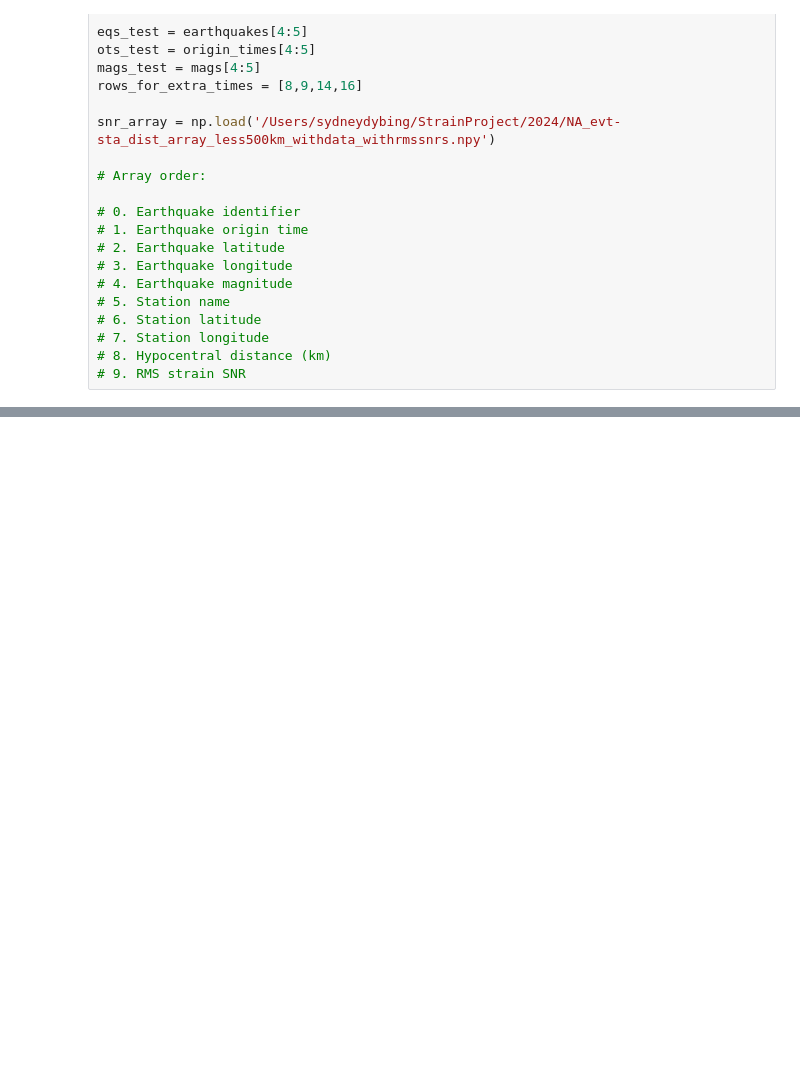
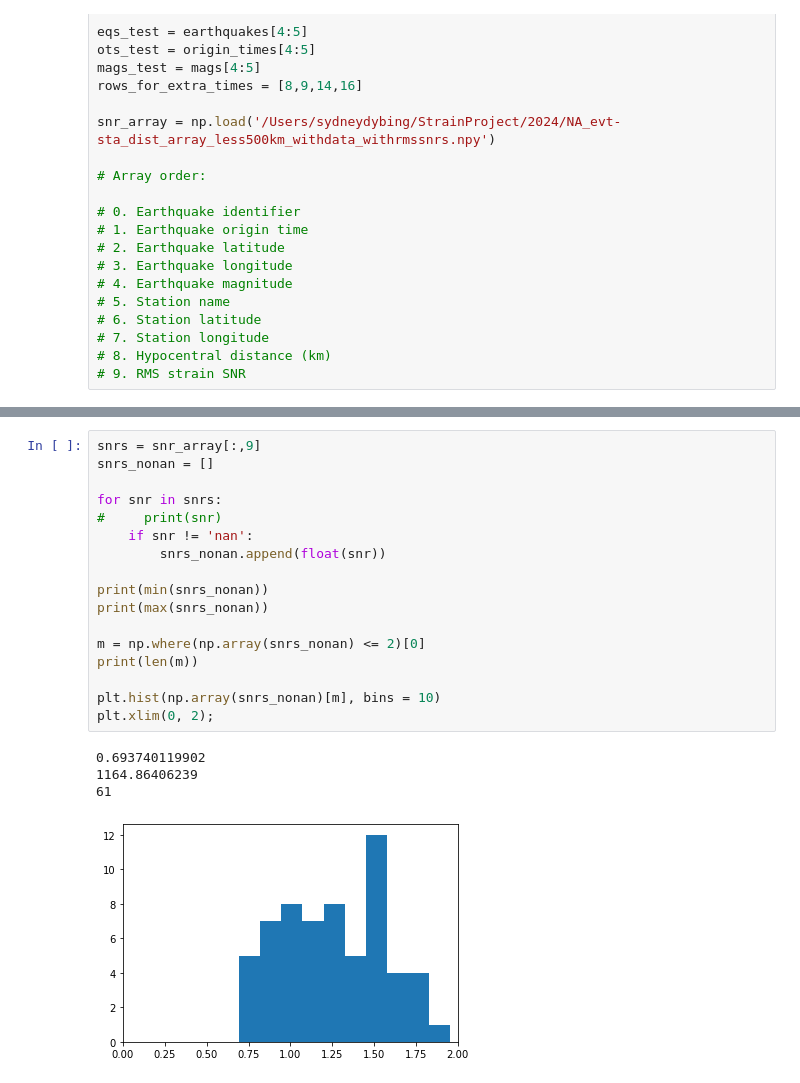
Before and after one commit to UO-Geophysics/strain, a Jupyter notebook: ipynbs/plotting/15_plot_strain_by_snr.ipynb, the cells around one changed output, grey strips where cells are left out. Saved outputs shown, nothing was run; the diff lists cells and outputs as text; blank space fills up the shorter version.

```diff
--- a/ipynbs/plotting/15_plot_strain_by_snr.ipynb
+++ b/ipynbs/plotting/15_plot_strain_by_snr.ipynb
@@ -164,0 +53,22 @@ for i in range(len(snr_array)):
+# %%
+snrs = snr_array[:,9]
+snrs_nonan = []
+
+for snr in snrs:
+#     print(snr)
+    if snr != 'nan':
+        snrs_nonan.append(float(snr))
+
+print(min(snrs_nonan))
+print(max(snrs_nonan))
+
+m = np.where(np.array(snrs_nonan) <= 2)[0]
+print(len(m))
+
+plt.hist(np.array(snrs_nonan)[m], bins = 10)
+plt.xlim(0, 2);
+# %% [output]
+0.693740119902
+1164.86406239
+61
+[figure, added]
```
Also changed, not shown: parts of 8 cells of this notebook.
